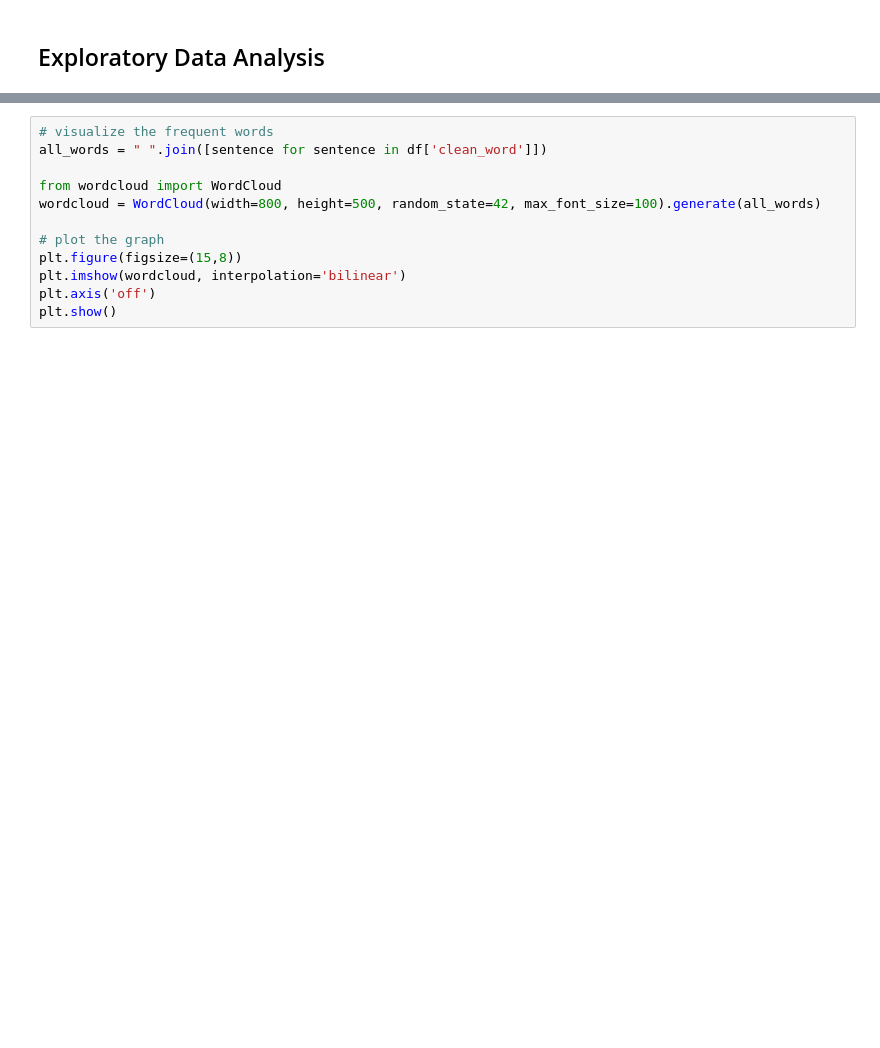
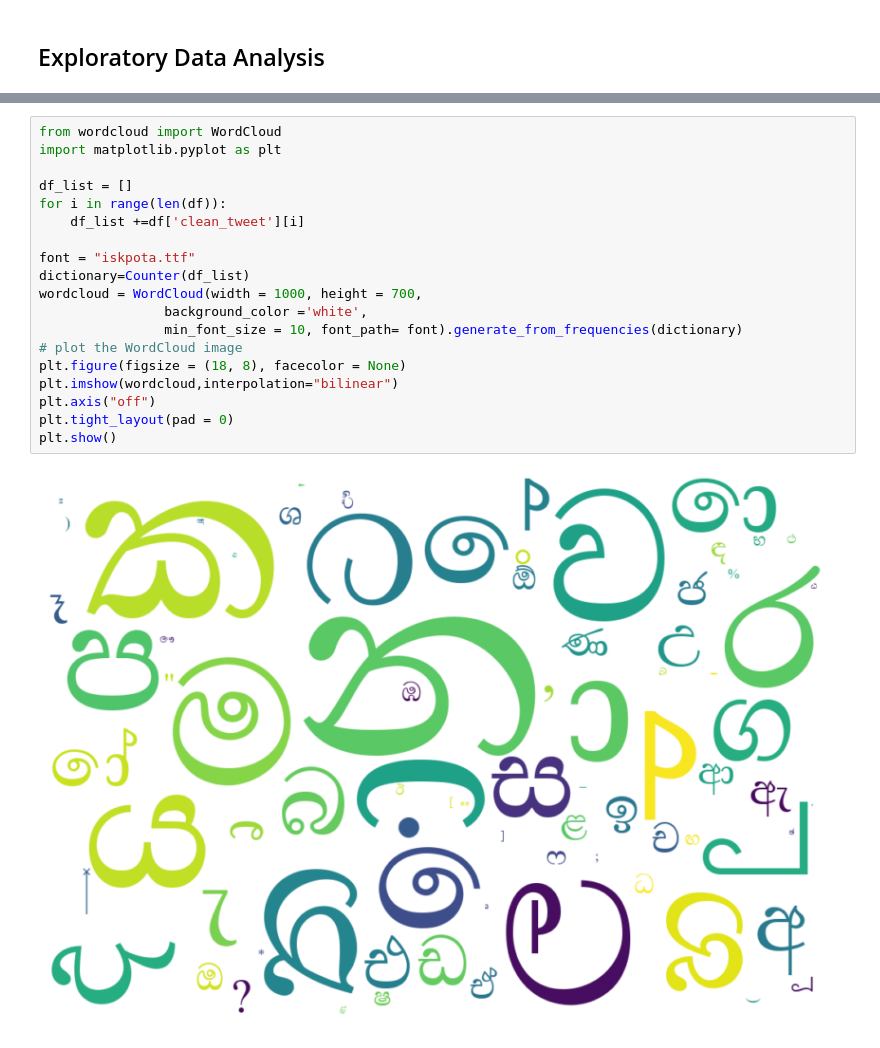
Before and after one commit to lakshitha1629/Offensive_Language_Detector, a Jupyter notebook: Preprocessing.ipynb, the cells around one changed output, grey strips where cells are left out. Cells and saved outputs as stored; diff of their text form; blank space fills up the shorter version.

```diff
--- a/Preprocessing.ipynb
+++ b/Preprocessing.ipynb
@@ -140,12 +227,21 @@ df.head()
-# %%
-# visualize the frequent words
-all_words = " ".join([sentence for sentence in df['clean_word']])
-
-from wordcloud import WordCloud
-wordcloud = WordCloud(width=800, height=500, random_state=42, max_font_size=100).generate(all_words)
-
-# plot the graph
-plt.figure(figsize=(15,8))
-plt.imshow(wordcloud, interpolation='bilinear')
-plt.axis('off')
-plt.show()
+# %%
+from wordcloud import WordCloud
+import matplotlib.pyplot as plt
+
+df_list = []
+for i in range(len(df)):
+    df_list +=df['clean_tweet'][i]
+
+font = "iskpota.ttf"
+dictionary=Counter(df_list)
+wordcloud = WordCloud(width = 1000, height = 700,
+                background_color ='white',
+                min_font_size = 10, font_path= font).generate_from_frequencies(dictionary)
+# plot the WordCloud image
+plt.figure(figsize = (18, 8), facecolor = None)
+plt.imshow(wordcloud,interpolation="bilinear")
+plt.axis("off")
+plt.tight_layout(pad = 0)
+plt.show()
+# %% [output]
+[figure, added]
```
Also changed, not shown: parts of 24 cells of this notebook, 5 other files.
